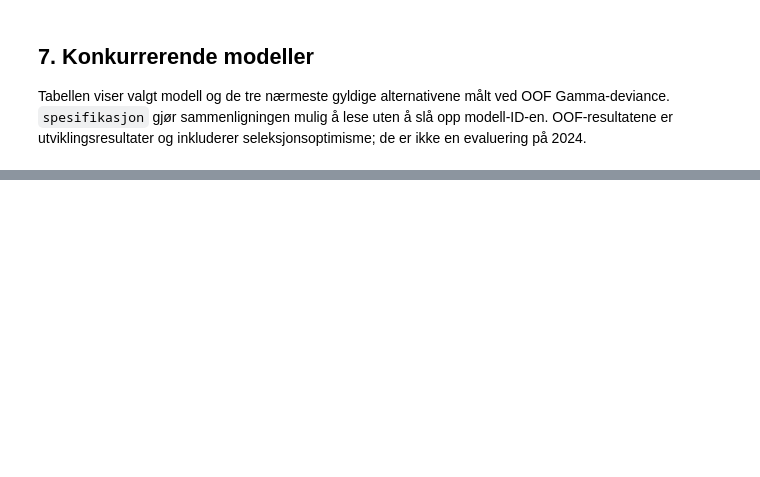
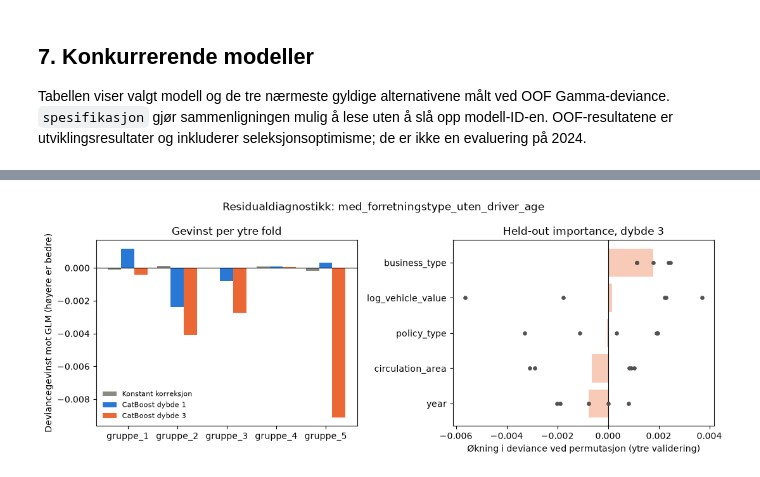
Before and after one commit to MarkusBjerkaas/Motor-Insurance-GLM-ML, a Jupyter notebook: glm_pricing_severity.ipynb, the cells around one changed output, grey strips where cells are left out. Saved outputs shown, nothing was run; the diff lists cells and outputs as text; code cells hidden in the pictures; blank space fills up the shorter version.

```diff
--- a/glm_pricing_severity.ipynb
+++ b/glm_pricing_severity.ipynb
@@ -421,0 +454,15 @@ display(decision_table.round(4))
+# %%
+diagnostic_features = final_specification["required_columns"]
+diagnostic_categorical = tuple(final_specification["base_levels"])
+
+residual_diagnostics = cross_validate_residual_catboost(
+    final_specification,
+    severity_frame,
+    cv_folds,  # bygget på model_frame og skjæres mot severity_frame
+    diagnostic_features,
+    categorical_columns=diagnostic_categorical,
+    blocked_feature_columns=("property_incurred",),  # kostnaden er responsen
+    fit_kwargs=FIT_SETTINGS,
+    seed=SEED,
+)
+assert_residual_diagnostics_result(residual_diagnostics, severity_frame, cv_folds)  # kan fjernes
@@ -421,0 +484,4 @@ display(decision_table.round(4))
+# %%
+residual_overview_figure = plot_residual_diagnostic_overview(residual_diagnostics)
+# %% [output]
+[figure, added]
```
Also changed, not shown: parts of 13 cells of this notebook, 7 other files.
